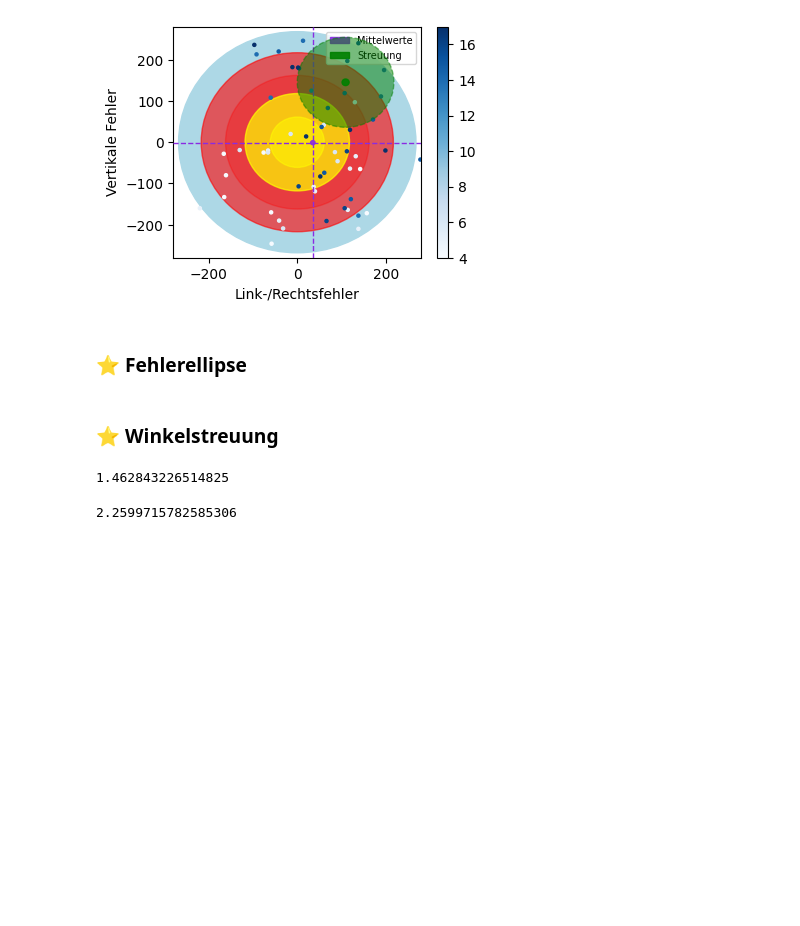
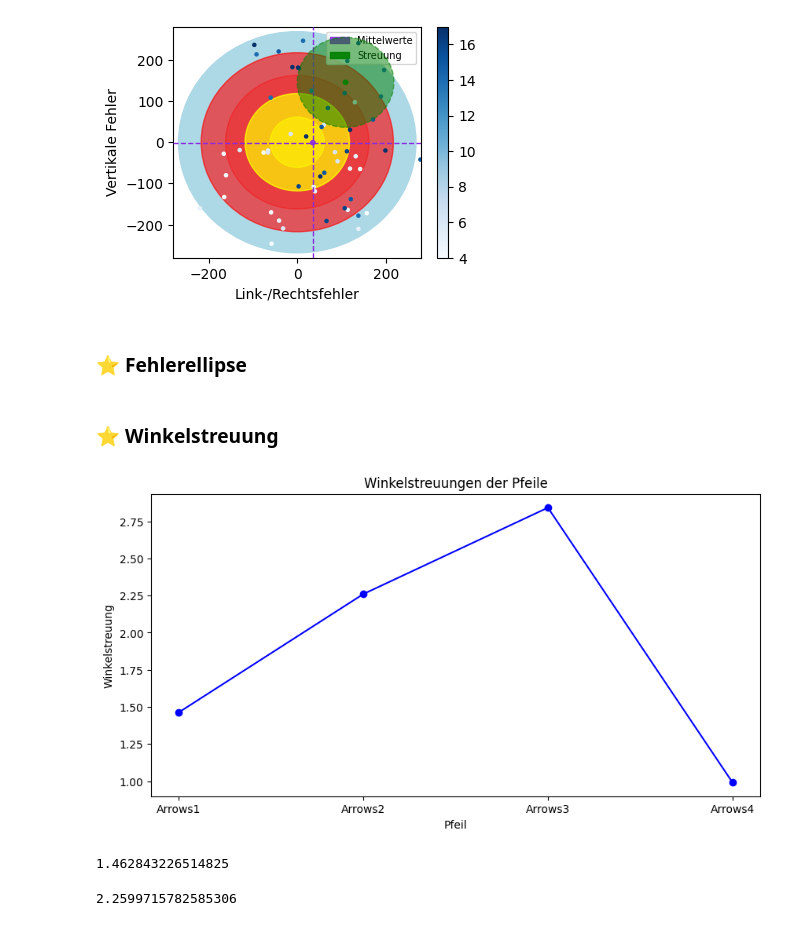
Before and after one commit to tonicodingc/awpj1, a Jupyter notebook: Pfeildaten/main copy.ipynb, the cells around one changed output. Saved outputs shown, nothing was run; the diff lists cells and outputs as text; code cells hidden in the pictures; blank space fills up the shorter version.

```diff
--- a/Pfeildaten/main copy.ipynb
+++ b/Pfeildaten/main copy.ipynb
@@ -464,6 +464,30 @@ def berechneWinkelstreuung(Datensatz):
     elif Datensatz ["Distanz"].max() == 18:
         a = math.tan(math.pi / py) *180 / math.pi
         return a
+# %%
+winkelstreuung1 = berechneWinkelstreuung(arrows1)
+winkelstreuung2 = berechneWinkelstreuung(arrows2)
+winkelstreuung3 = berechneWinkelstreuung(arrows3)
+winkelstreuung4 = berechneWinkelstreuung(arrows4)
+
+labels = ['Arrows1', 'Arrows2', 'Arrows3', 'Arrows4']
+
+winkelstreuungen = [winkelstreuung1, winkelstreuung2, winkelstreuung3, winkelstreuung4]
+
+x_pos = range(len(labels))
+
+plt.figure(figsize=(10,5))
+plt.plot(x_pos, winkelstreuungen, 'o-', color='blue')
+
+plt.title('Winkelstreuungen der Pfeile')
+plt.xlabel('Pfeil')
+plt.ylabel('Winkelstreuung')
+
+plt.xticks(x_pos, labels)
+
+plt.show()
+# %% [output]
+[figure, added]
 # %%
 #Winkelstreuung des ersten Datensatzes
 berechneWinkelstreuung(arrows1)
```
Also changed, not shown: parts of 2 cells of this notebook.
